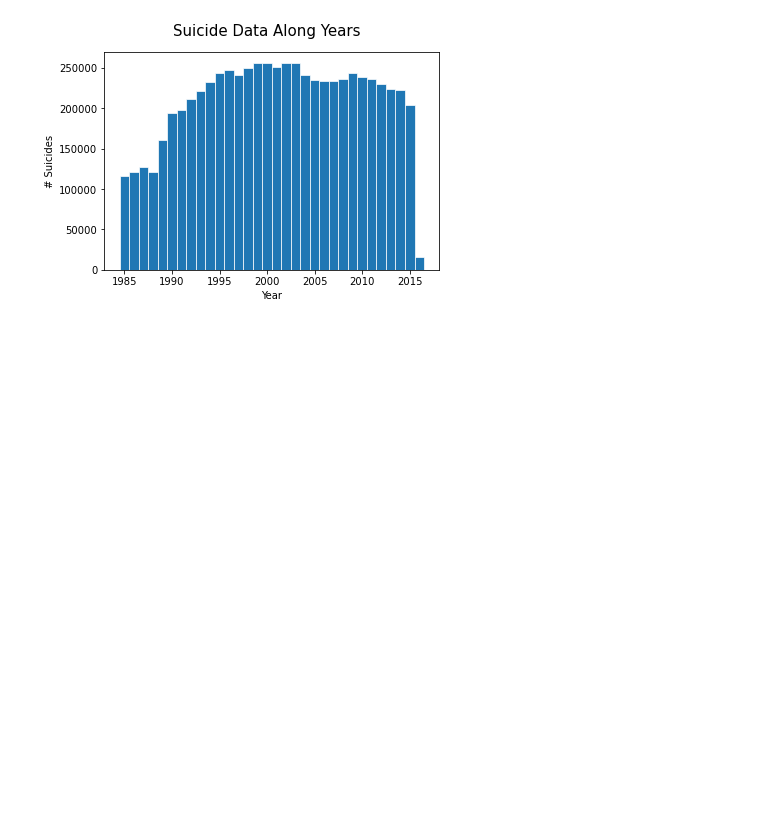
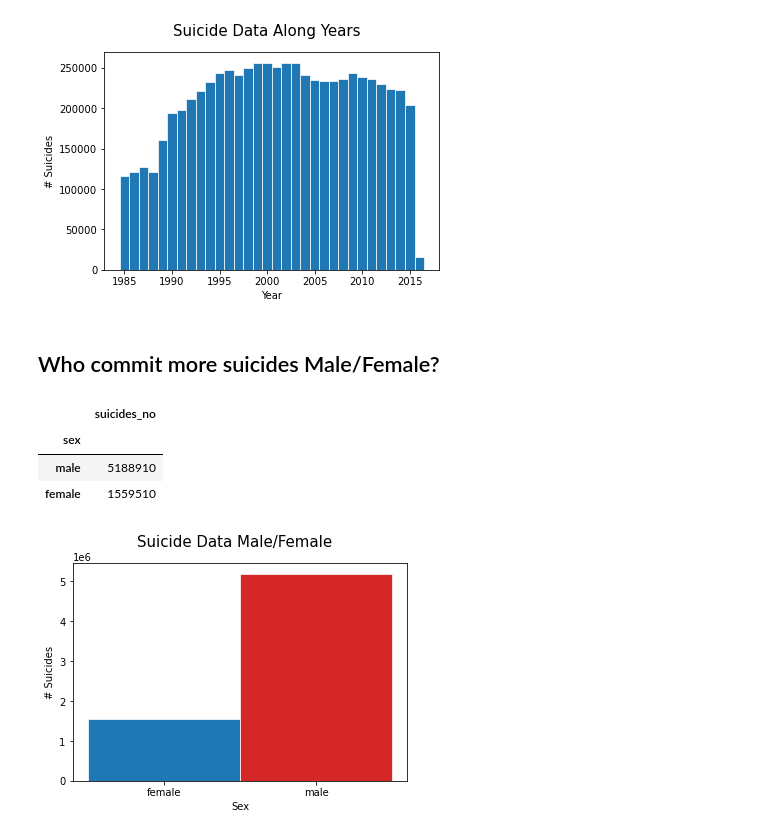
Before and after one commit to Camilo-Quiceno/Data-Analisys-Suicide-Rates-Overview-1985-to-2016, a Jupyter notebook: code.ipynb, the cells around one changed output. Cells and saved outputs as stored; diff of their text form; code cells hidden in the pictures; blank space fills up the shorter version.

Commit message:
Answering the question Who commit more suicides Male/Female?

```diff
--- a/code.ipynb
+++ b/code.ipynb
@@ -113,3 +113,30 @@ fig.suptitle('Suicide Data Along Years', fontsize=15)
 plt.show()
 # %% [output]
 [figure]
+# %% [markdown]
+## Who commit more suicides Male/Female?
+# %%
+sex_suicide_data = raw_data[['sex', 'suicides_no']]
+sex_suicide_data = sex_suicide_data.groupby(['sex']).sum()
+sex_suicide_data.sort_values(by=['suicides_no'], ascending=False)
+# %% [output]
+|  | suicides_no |
+| sex |  |
+| male | 5188910 |
+| female | 1559510 |
+# %%
+fig, ax = plt.subplots()
+
+y = list(sex_suicide_data['suicides_no'])
+x = list(sex_suicide_data.index)
+
+bar_colors = ['tab:blue', 'tab:red']
+ax.bar(x, y, width=1, edgecolor="white", linewidth=0.7, color=bar_colors)
+
+ax.set_xlabel('Sex')
+ax.set_ylabel('# Suicides')
+fig.suptitle('Suicide Data Male/Female', fontsize=15)
+
+plt.show()
+# %% [output]
+[figure, added]
```
